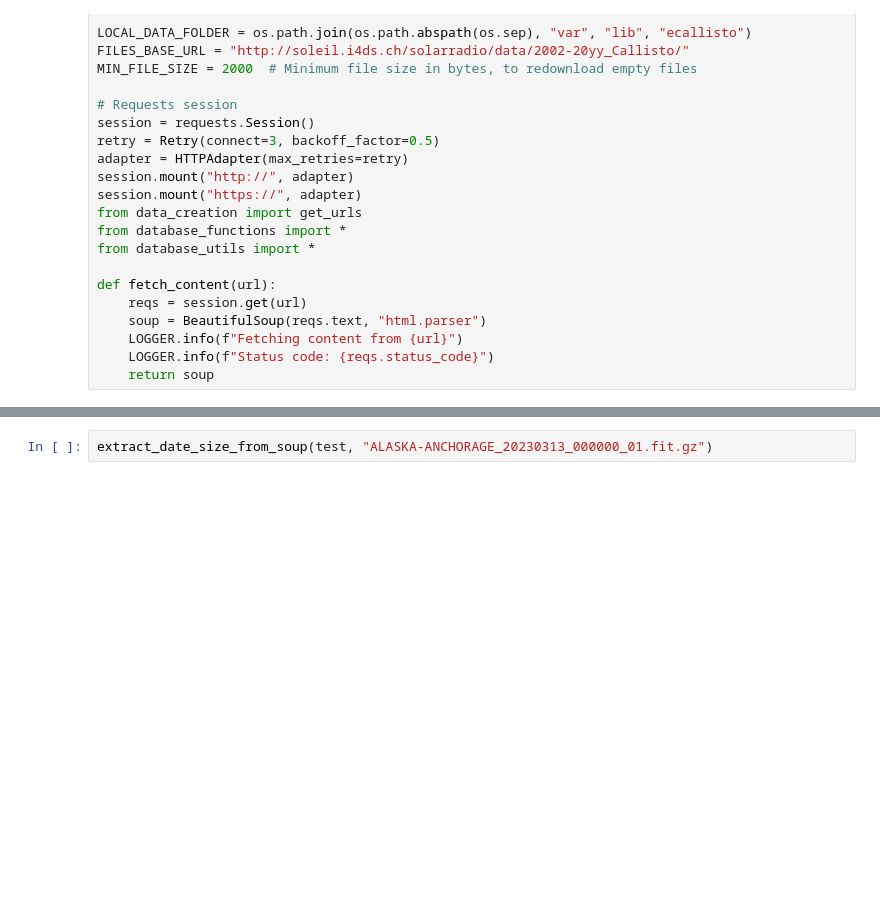
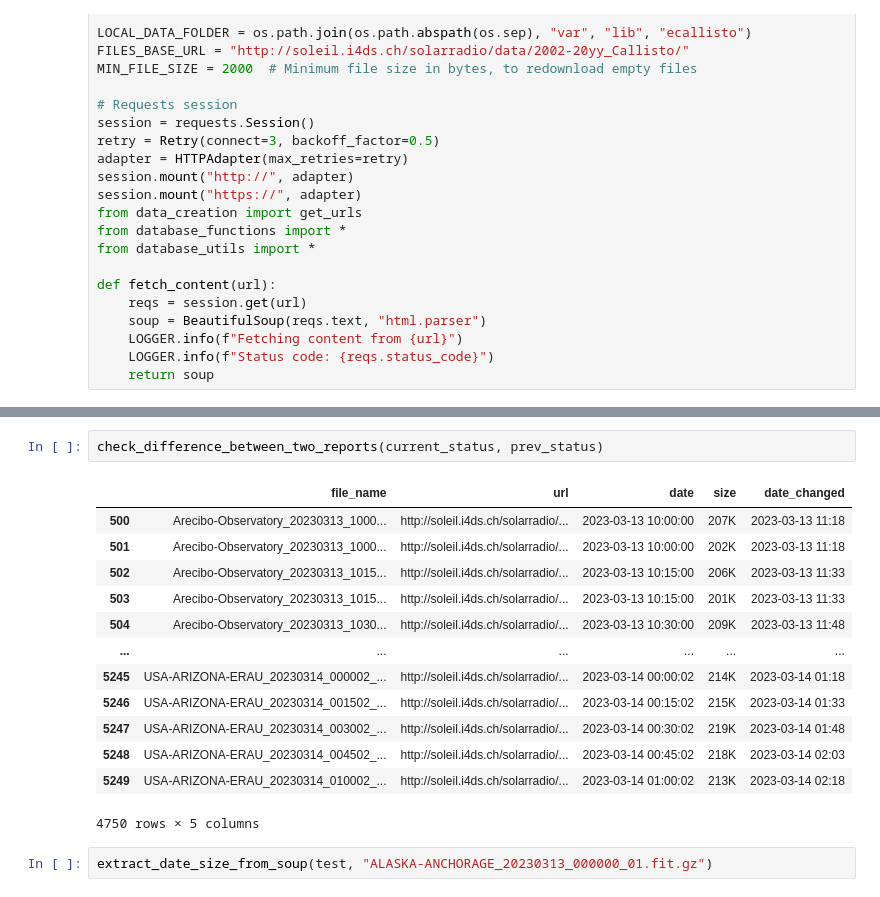
Before and after one commit to kenfus/ecallisto_timeseries_db, a Jupyter notebook: database_notebook.ipynb, the cells around one changed output, grey strips where cells are left out. Saved outputs shown, nothing was run; the diff lists cells and outputs as text; blank space fills up the shorter version.

```diff
--- a/database_notebook.ipynb
+++ b/database_notebook.ipynb
@@ -64,3 +69,19 @@ new_urls = get_urls(
+# %%
+check_difference_between_two_reports(current_status, prev_status)
+# %% [output]
+|  | file_name | url | date | size | date_changed |
+| 500 | Arecibo-Observatory_20230313_1000... | http://soleil.i4ds.ch/solarradio/... | 2023-03-13 10:00:00 | 207K | 2023-03-13 11:18 |
+| 501 | Arecibo-Observatory_20230313_1000... | http://soleil.i4ds.ch/solarradio/... | 2023-03-13 10:00:00 | 202K | 2023-03-13 11:18 |
+| 502 | Arecibo-Observatory_20230313_1015... | http://soleil.i4ds.ch/solarradio/... | 2023-03-13 10:15:00 | 206K | 2023-03-13 11:33 |
+| 503 | Arecibo-Observatory_20230313_1015... | http://soleil.i4ds.ch/solarradio/... | 2023-03-13 10:15:00 | 201K | 2023-03-13 11:33 |
+| 504 | Arecibo-Observatory_20230313_1030... | http://soleil.i4ds.ch/solarradio/... | 2023-03-13 10:30:00 | 209K | 2023-03-13 11:48 |
+| ... | ... | ... | ... | ... | ... |
+| 5245 | USA-ARIZONA-ERAU_20230314_000002_... | http://soleil.i4ds.ch/solarradio/... | 2023-03-14 00:00:02 | 214K | 2023-03-14 01:18 |
+| 5246 | USA-ARIZONA-ERAU_20230314_001502_... | http://soleil.i4ds.ch/solarradio/... | 2023-03-14 00:15:02 | 215K | 2023-03-14 01:33 |
+| 5247 | USA-ARIZONA-ERAU_20230314_003002_... | http://soleil.i4ds.ch/solarradio/... | 2023-03-14 00:30:02 | 219K | 2023-03-14 01:48 |
+| 5248 | USA-ARIZONA-ERAU_20230314_004502_... | http://soleil.i4ds.ch/solarradio/... | 2023-03-14 00:45:02 | 218K | 2023-03-14 02:03 |
+| 5249 | USA-ARIZONA-ERAU_20230314_010002_... | http://soleil.i4ds.ch/solarradio/... | 2023-03-14 01:00:02 | 213K | 2023-03-14 02:18 |
+4750 rows × 5 columns
 # %%
 extract_date_size_from_soup(test, "ALASKA-ANCHORAGE_20230313_000000_01.fit.gz")
 # %% [output]
```
Also changed, not shown: parts of 6 cells of this notebook, 5 other files.
